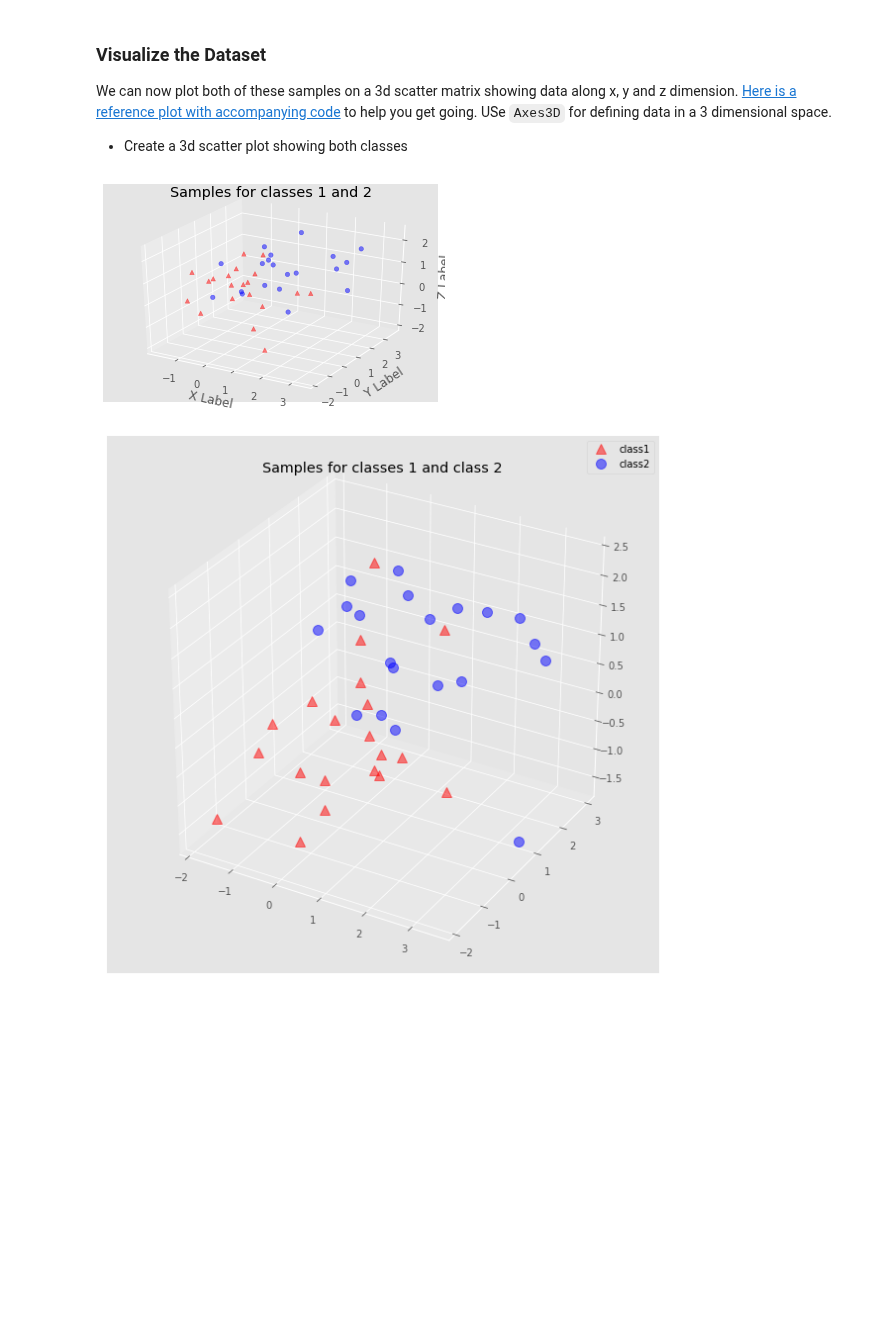
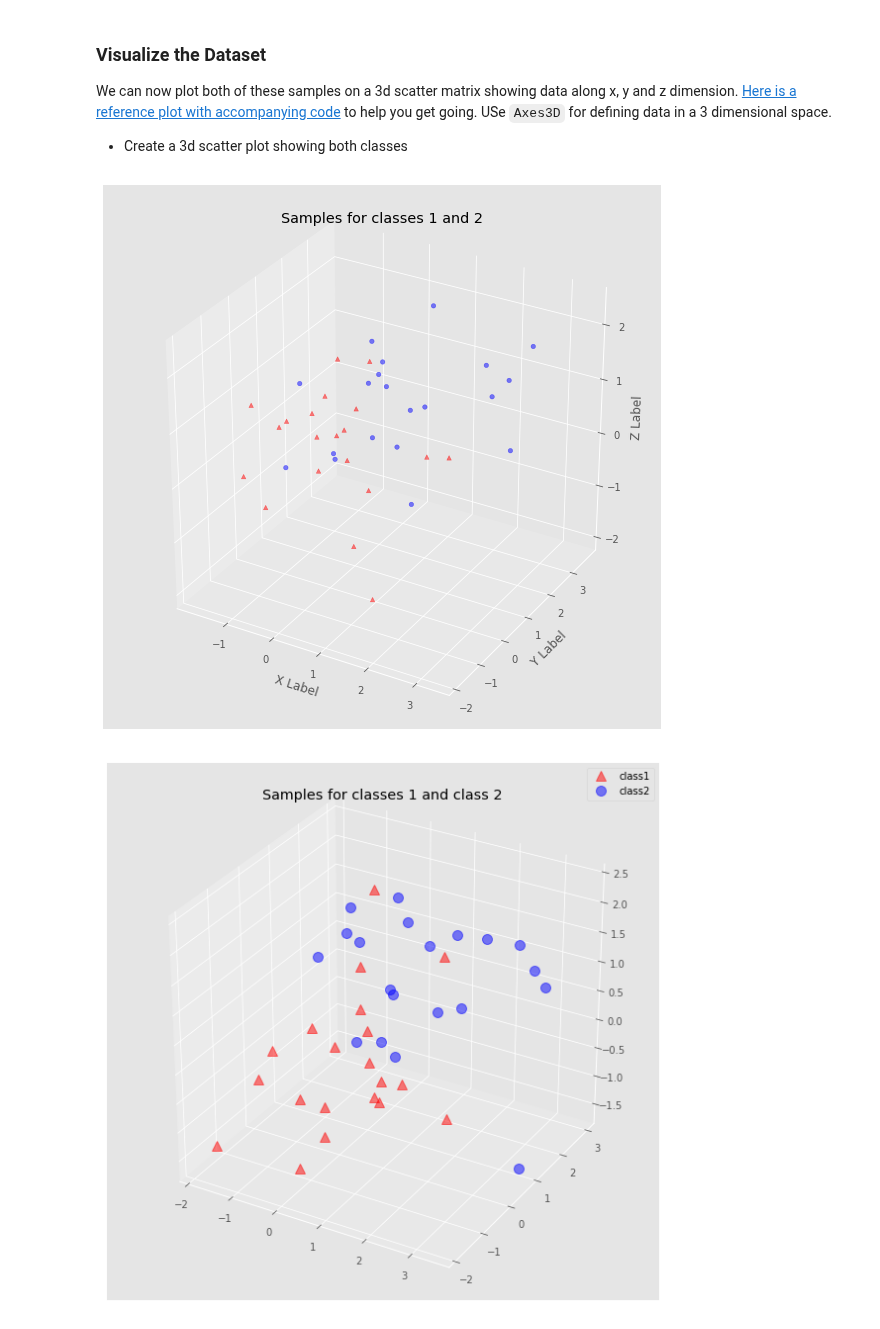
Before and after one commit to kayschulz/dsc-3-34-07-pca-implementation-visualization-python-numpy-lab-seattle-ds-career-040119, a Jupyter notebook: index.ipynb, the cells around one changed output. Cells and saved outputs as stored; diff of their text form; code cells hidden in the pictures; blank space fills up the shorter version.

```diff
--- a/index.ipynb
+++ b/index.ipynb
@@ -65,26 +65,26 @@ We can now plot both of these samples on a 3d scatter matrix showing data along
 # %%
 from mpl_toolkits.mplot3d import Axes3D, proj3d
 import matplotlib.pyplot as plt
 %matplotlib inline
 
 plt.style.use('ggplot')
 
 
-fig = plt.figure(fig)
+fig = plt.figure(figsize=(10,10))
 ax = fig.add_subplot(111, projection='3d')
 plt.rcParams['legend.fontsize'] = 10
 
 ax.scatter(class1[0,:], class1[1,:], class1[2,:], marker='^', color='r', alpha=.5, label='class1')
 ax.scatter(class2[0,:], class2[1,:], class2[2,:], marker='o', color='b', alpha=.5, label='class2')
 
 
 ax.set_xlabel('X Label')
 ax.set_ylabel('Y Label')
 ax.set_zlabel('Z Label')
 ax.set_title('Samples for classes 1 and 2')
 plt.show()
 # %% [output]
-[figure, old version]
+[figure, new version]
 # %%
 # %% [output]
 [figure]
```
